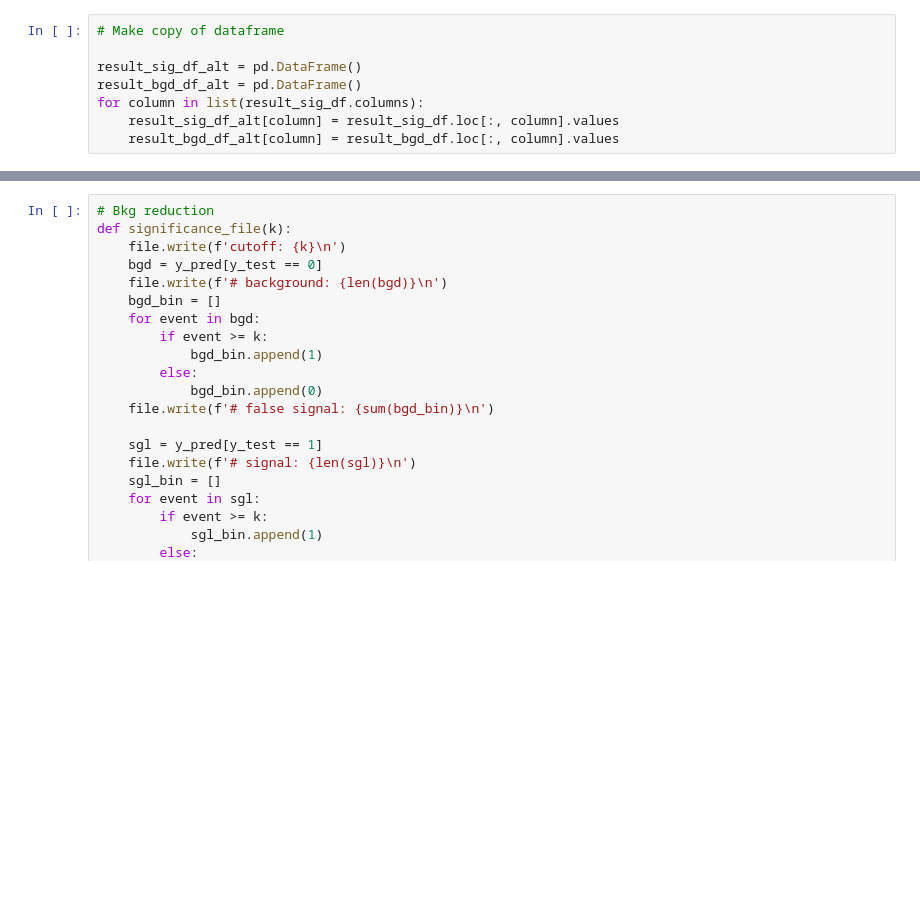
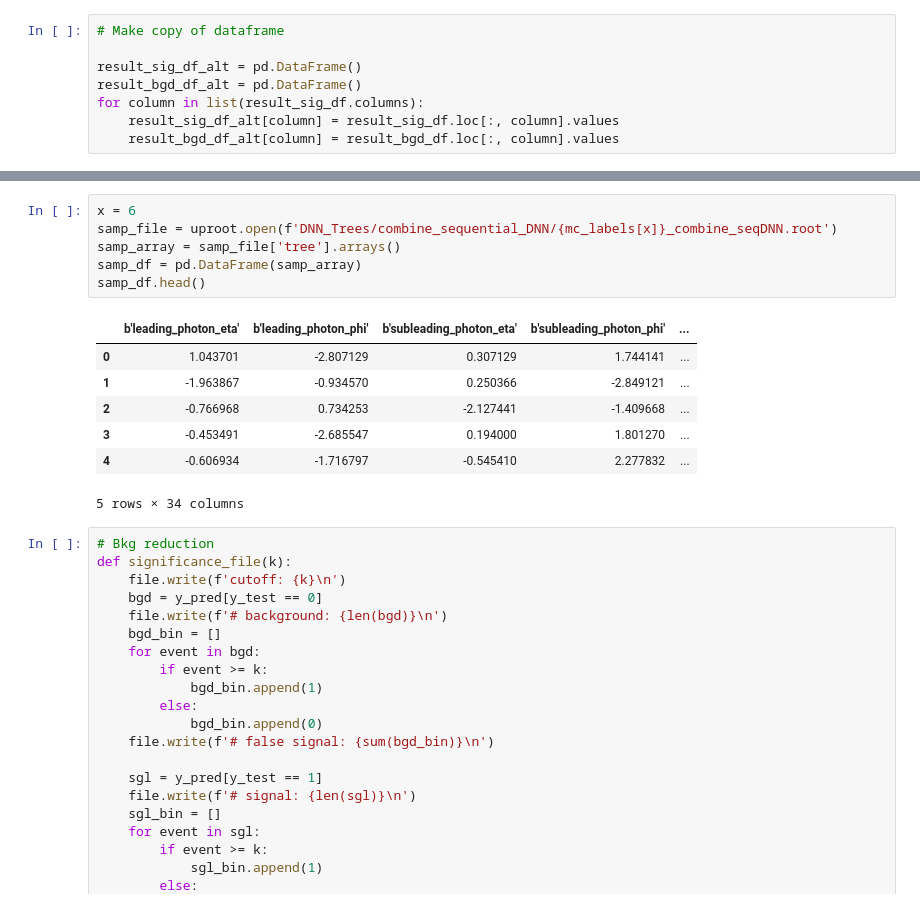
Before and after one commit to s-y-chen/HHbbgg, a Jupyter notebook: notebook/ML/Sequential_DNN_combine_reweighting_trial.ipynb, the cells around one changed output, grey strips where cells are left out. Saved outputs shown, nothing was run; the diff lists cells and outputs as text; blank space fills up the shorter version.

Commit message:
combine ML

```diff
--- a/notebook/ML/Sequential_DNN_combine_reweighting_trial.ipynb
+++ b/notebook/ML/Sequential_DNN_combine_reweighting_trial.ipynb
@@ -560,3 +593,17 @@ bgd_rdf.Snapshot('tree', f'DNN_Trees/full/combine_bgd_DNN_file_1.root')
+# %%
+x = 6
+samp_file = uproot.open(f'DNN_Trees/combine_sequential_DNN/{mc_labels[x]}_combine_seqDNN.root')
+samp_array = samp_file['tree'].arrays()
+samp_df = pd.DataFrame(samp_array)
+samp_df.head()
+# %% [output]
+|  | b'leading_photon_eta' | b'leading_photon_phi' | b'subleading_photon_eta' | b'subleading_photon_phi' | ... |
+| 0 | 1.043701 | -2.807129 | 0.307129 | 1.744141 | ... |
+| 1 | -1.963867 | -0.934570 | 0.250366 | -2.849121 | ... |
+| 2 | -0.766968 | 0.734253 | -2.127441 | -1.409668 | ... |
+| 3 | -0.453491 | -2.685547 | 0.194000 | 1.801270 | ... |
+| 4 | -0.606934 | -1.716797 | -0.545410 | 2.277832 | ... |
+5 rows × 34 columns
 # %%
 # Bkg reduction
 def significance_file(k):
```
Also changed, not shown: parts of 14 cells of this notebook.
